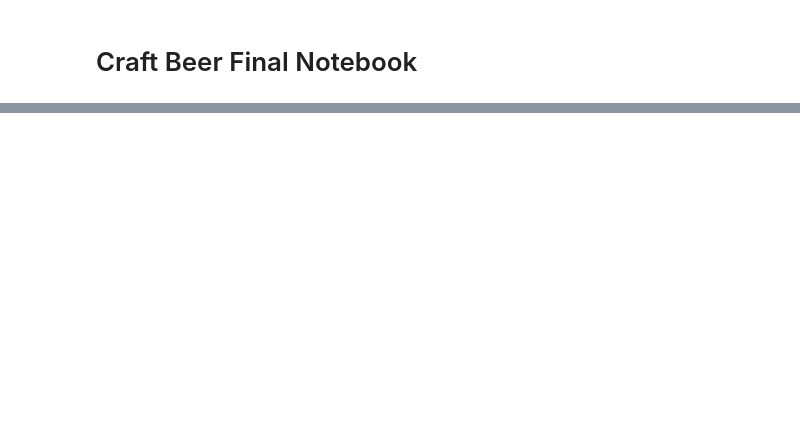
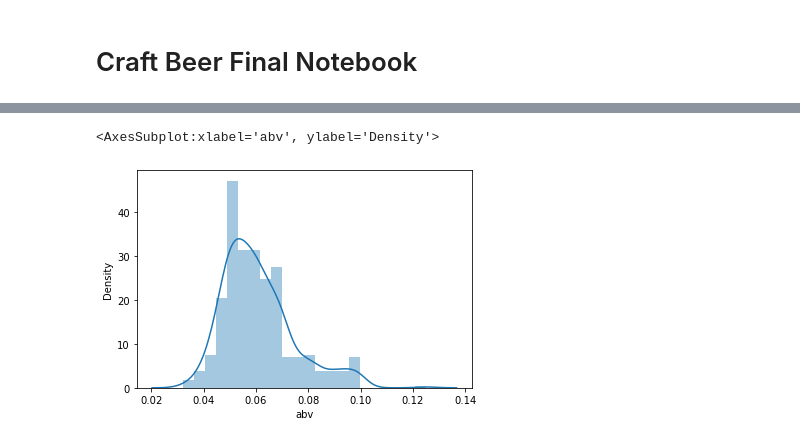
Before and after one commit to jamesallen0351/craft_beer, a Jupyter notebook: beer_final.ipynb, the cells around one changed output, grey strips where cells are left out. Saved outputs shown, nothing was run; the diff lists cells and outputs as text; code cells hidden in the pictures; blank space fills up the shorter version.

```diff
--- a/beer_final.ipynb
+++ b/beer_final.ipynb
@@ -41,0 +69,6 @@ beer_states().head()
+# %%
+# plotting the alcohol by volume
+sns.distplot(df.abv)
+# %% [output]
+<AxesSubplot:xlabel='abv', ylabel='Density'>
+[figure, added]
```
Also changed, not shown: parts of 6 cells of this notebook, 1 other file.
